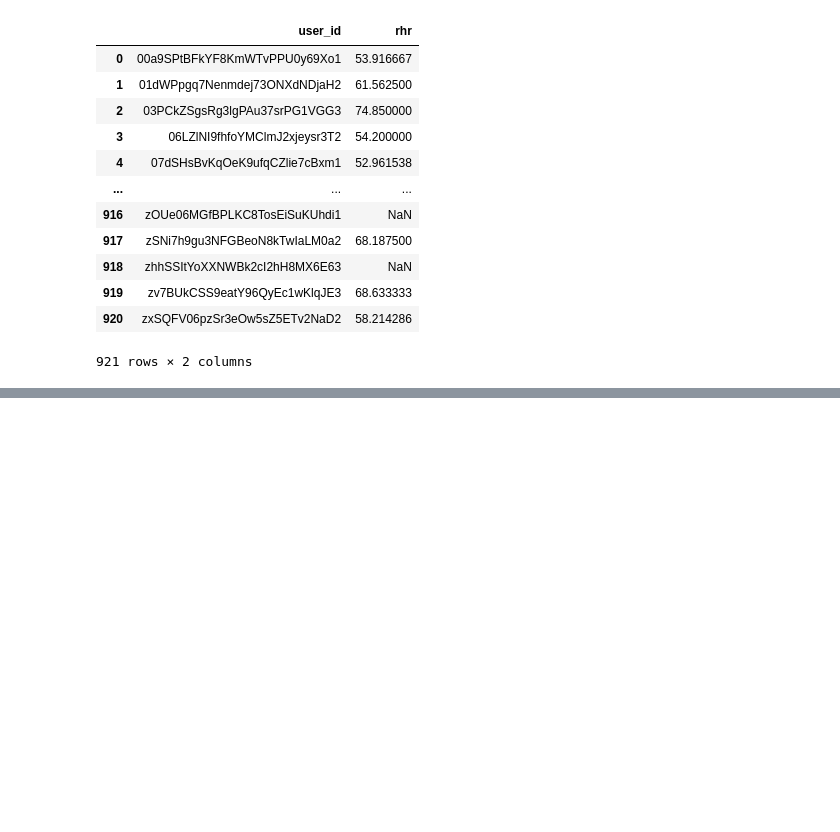
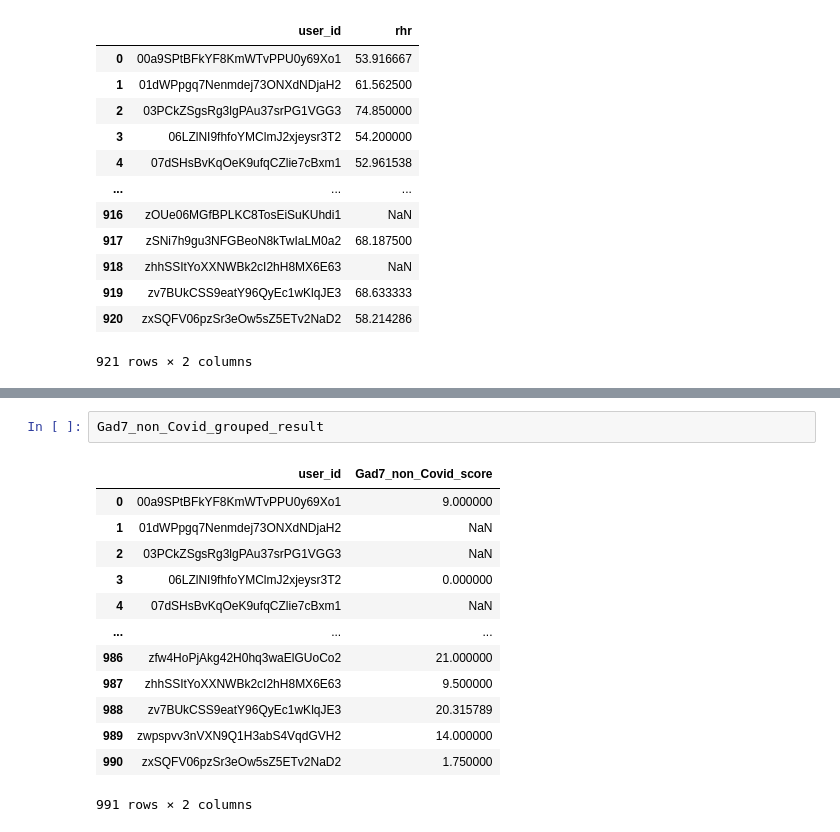
Before and after one commit to Unluckystrawberry/AI-group-E, a Jupyter notebook: data_reading.ipynb, the cells around one changed output, grey strips where cells are left out. Drawn from its saved outputs; the diff is of its cells as text; blank space fills up the shorter version.

```diff
--- a/data_reading.ipynb
+++ b/data_reading.ipynb
@@ -362,0 +395,16 @@ df_result_rhr_non
+# %%
+Gad7_non_Covid_grouped_result
+# %% [output]
+|  | user_id | Gad7_non_Covid_score |
+| 0 | 00a9SPtBFkYF8KmWTvPPU0y69Xo1 | 9.000000 |
+| 1 | 01dWPpgq7Nenmdej73ONXdNDjaH2 | NaN |
+| 2 | 03PCkZSgsRg3lgPAu37srPG1VGG3 | NaN |
+| 3 | 06LZlNI9fhfoYMClmJ2xjeysr3T2 | 0.000000 |
+| 4 | 07dSHsBvKqOeK9ufqCZlie7cBxm1 | NaN |
+| ... | ... | ... |
+| 986 | zfw4HoPjAkg42H0hq3waElGUoCo2 | 21.000000 |
+| 987 | zhhSSItYoXXNWBk2cI2hH8MX6E63 | 9.500000 |
+| 988 | zv7BUkCSS9eatY96QyEc1wKlqJE3 | 20.315789 |
+| 989 | zwpspvv3nVXN9Q1H3abS4VqdGVH2 | 14.000000 |
+| 990 | zxSQFV06pzSr3eOw5sZ5ETv2NaD2 | 1.750000 |
+991 rows × 2 columns
```
Also changed, not shown: parts of 6 cells of this notebook.
